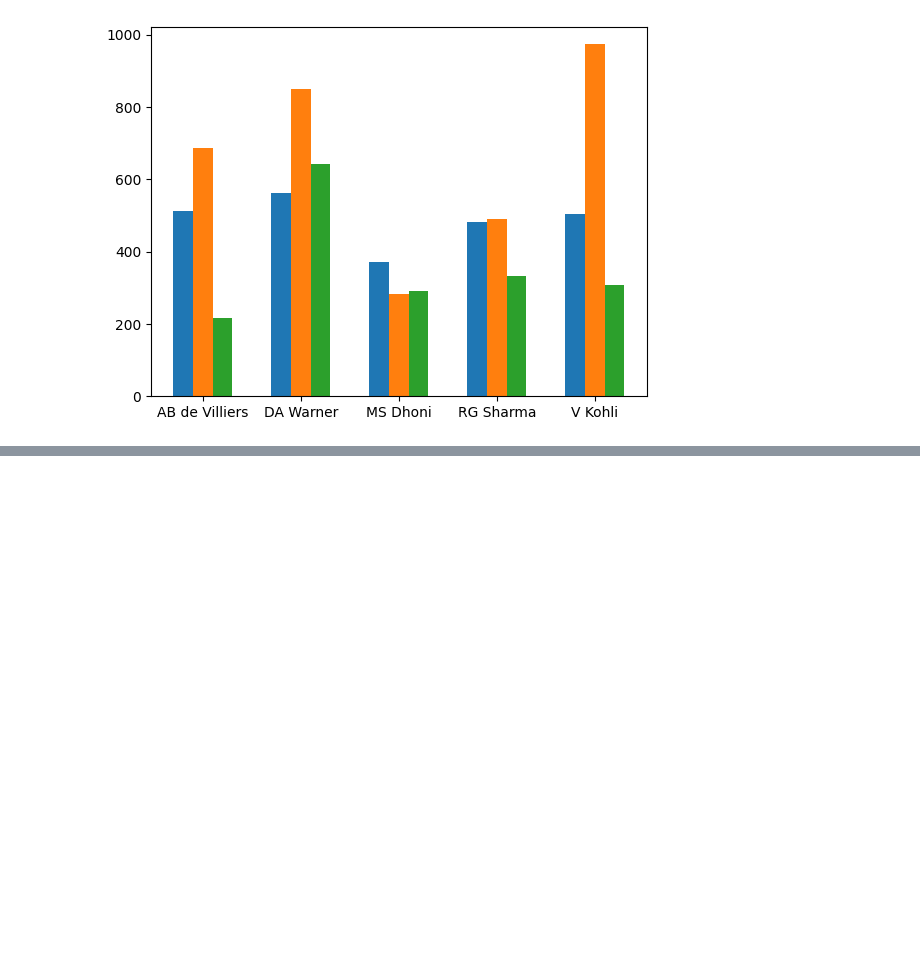
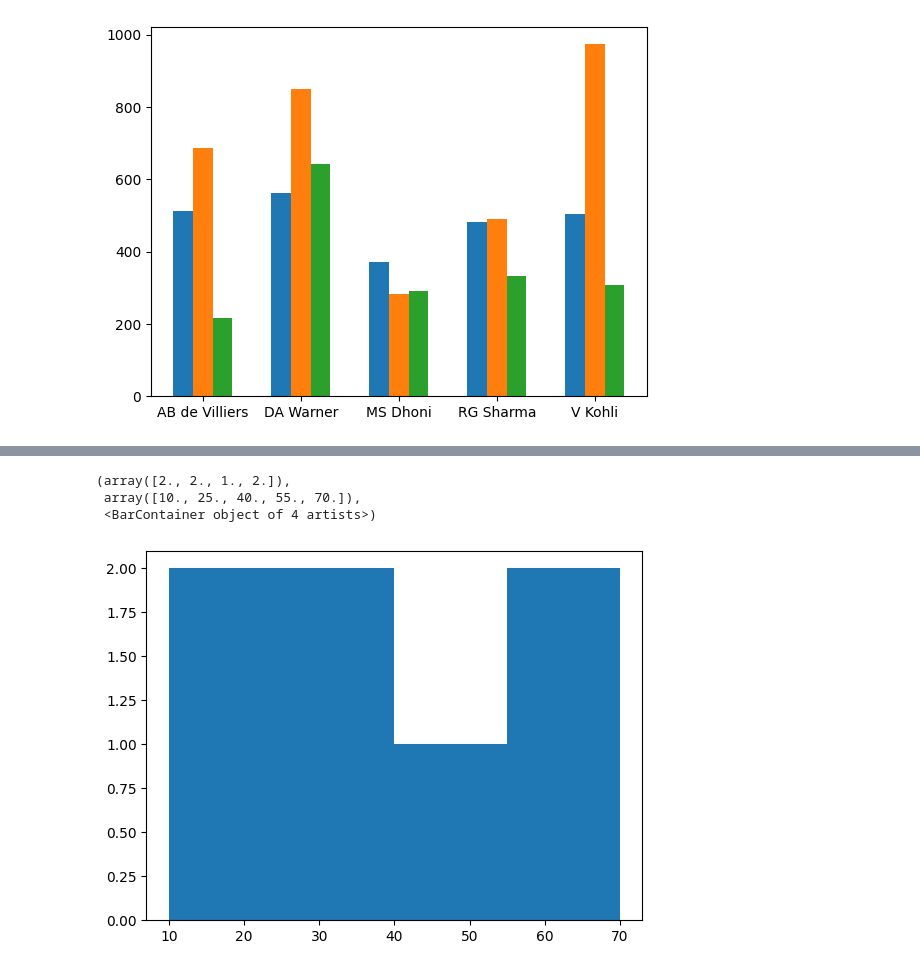
Before and after one commit to Abhinav09062005/python-, a Jupyter notebook: chapter4/mathplotlib.ipynb, the cells around one changed output, grey strips where cells are left out. Cells and saved outputs as stored; diff of their text form; code cells hidden in the pictures; blank space fills up the shorter version.

```diff
--- a/chapter4/mathplotlib.ipynb
+++ b/chapter4/mathplotlib.ipynb
@@ -201,0 +234,15 @@ plt.show()
+# %%
+#histogram -> categorical col ke liye bar chart
+# numerical cols ko categorical me divide kr deta h
+
+# univariate analysis
+# numerical color
+# use case-frequency count
+
+data=[32,45,56,10,15,27,61]
+plt.hist(data,bins=[10,25,40,55,70])
+# %% [output]
+(array([2., 2., 1., 2.]),
+ array([10., 25., 40., 55., 70.]),
+ <BarContainer object of 4 artists>)
+[figure, added]
```
Also changed, not shown: parts of 5 cells of this notebook.
